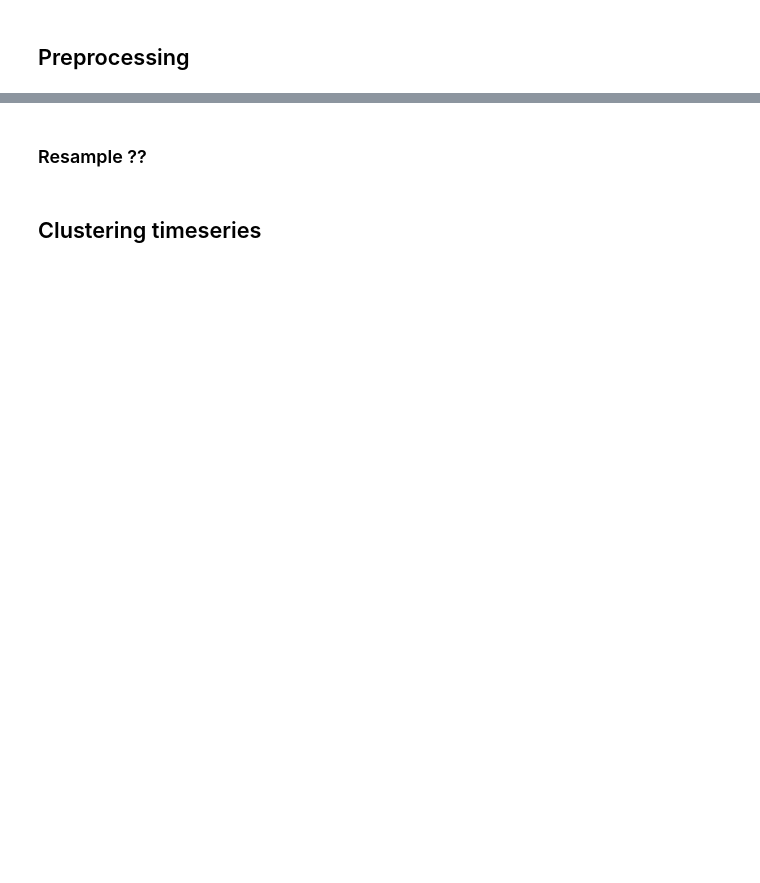
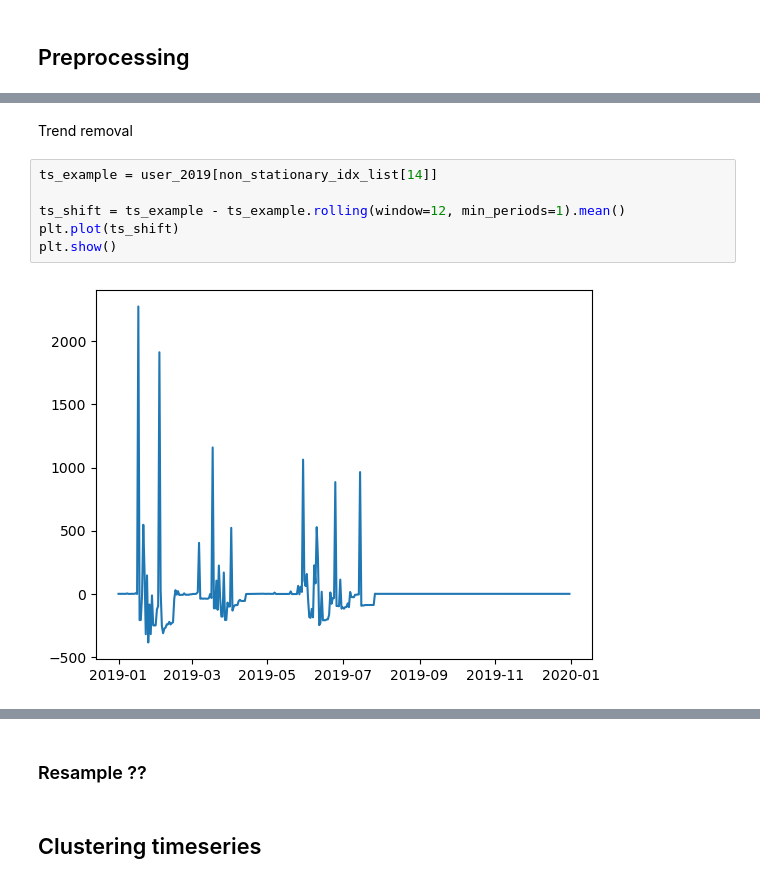
Before and after one commit to alessandrocubic/Unipi-Data-Mining-project-AY-22-23, a Jupyter notebook: TASK 4/Time_Series.ipynb, the cells around one changed output, grey strips where cells are left out. Drawn from its saved outputs; the diff is of its cells as text; blank space fills up the shorter version.

```diff
--- a/TASK 4/Time_Series.ipynb
+++ b/TASK 4/Time_Series.ipynb
@@ -145,0 +143,10 @@ ad esempio sottrai la moving average alla timeseries
+# %% [markdown]
+Trend removal
+# %%
+ts_example = user_2019[non_stationary_idx_list[14]]
+
+ts_shift = ts_example - ts_example.rolling(window=12, min_periods=1).mean()
+plt.plot(ts_shift)
+plt.show()
+# %% [output]
+[figure, added]
```
Also changed, not shown: parts of 20 cells of this notebook.
